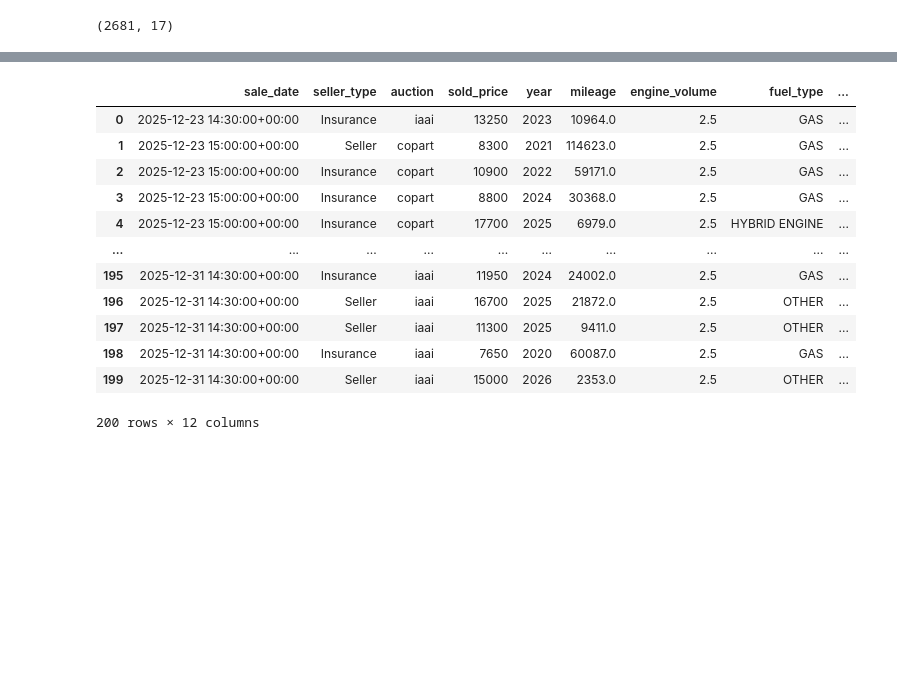
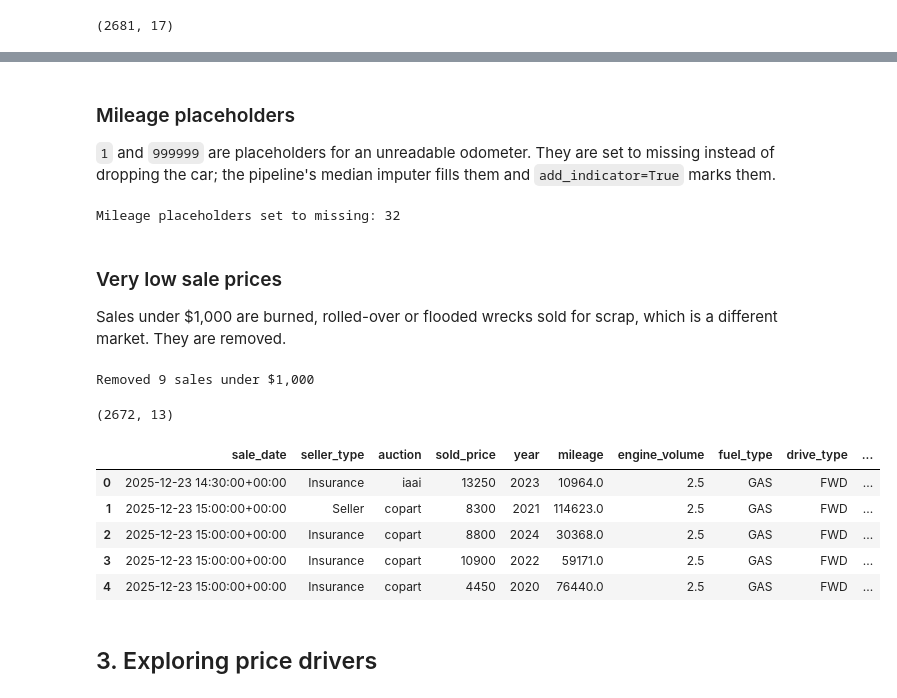
Before and after one commit to harutbdo/toyota-camry-price-prediciton, a Jupyter notebook: main.ipynb, the cells around one changed output, grey strips where cells are left out. Saved outputs shown, nothing was run; the diff lists cells and outputs as text; code cells hidden in the pictures; blank space fills up the shorter version.

```diff
--- a/main.ipynb
+++ b/main.ipynb
@@ -142,5 +195,4 @@ dtype: int64
 # %%
-df_camry = df_camry[df_camry["transmission"] == "AUTOMATIC"].copy()
 df_camry = df_camry.drop(columns=["transmission"])
 # %%
 df_camry["primary_damage_severity"].value_counts(dropna=False)
@@ -271,26 +322,39 @@ dtype: int64
-# %%
-df_camry = df_camry[(df_camry["mileage"] != 1) & (df_camry["mileage"] != 999999)].copy()
+# %% [markdown]
+### Mileage placeholders
+`1` and `999999` are placeholders for an unreadable odometer. They are set to missing instead of dropping the car; the pipeline's median imputer fills them and `add_indicator=True` marks them.
+# %%
+placeholder = df_camry["mileage"].isin([1, 999999])
+df_camry.loc[placeholder, "mileage"] = np.nan
+print(f"Mileage placeholders set to missing: {placeholder.sum()}")
+# %% [output]
+Mileage placeholders set to missing: 32
+# %% [markdown]
+### Very low sale prices
+Sales under $1,000 are burned, rolled-over or flooded wrecks sold for scrap, which is a different market. They are removed.
+# %%
+low_price = df_camry["sold_price"] < 1000
+print(f"Removed {low_price.sum()} sales under $1,000")
+df_camry = df_camry[~low_price].copy()
+df_camry.shape
+# %% [output]
+Removed 9 sales under $1,000
+(2672, 13)
 # %%
 df_camry["sale_date"] = pd.to_datetime(
     df_camry["sale_date"],
     format="%m/%d/%Y %H:%M %Z",
     utc=True,
     errors="raise"
 )
 
 df_camry = df_camry.sort_values("sale_date").reset_index(drop=True)
-df_camry.head(200)
+df_camry.head()
 # %% [output]
-|  | sale_date | seller_type | auction | sold_price | year | mileage | engine_volume | fuel_type | ... |
-| 0 | 2025-12-23 14:30:00+00:00 | Insurance | iaai | 13250 | 2023 | 10964.0 | 2.5 | GAS | ... |
-| 1 | 2025-12-23 15:00:00+00:00 | Seller | copart | 8300 | 2021 | 114623.0 | 2.5 | GAS | ... |
-| 2 | 2025-12-23 15:00:00+00:00 | Insurance | copart | 10900 | 2022 | 59171.0 | 2.5 | GAS | ... |
-| 3 | 2025-12-23 15:00:00+00:00 | Insurance | copart | 8800 | 2024 | 30368.0 | 2.5 | GAS | ... |
-| 4 | 2025-12-23 15:00:00+00:00 | Insurance | copart | 17700 | 2025 | 6979.0 | 2.5 | HYBRID ENGINE | ... |
-| ... | ... | ... | ... | ... | ... | ... | ... | ... | ... |
-| 195 | 2025-12-31 14:30:00+00:00 | Insurance | iaai | 11950 | 2024 | 24002.0 | 2.5 | GAS | ... |
-| 196 | 2025-12-31 14:30:00+00:00 | Seller | iaai | 16700 | 2025 | 21872.0 | 2.5 | OTHER | ... |
-| 197 | 2025-12-31 14:30:00+00:00 | Seller | iaai | 11300 | 2025 | 9411.0 | 2.5 | OTHER | ... |
-| 198 | 2025-12-31 14:30:00+00:00 | Insurance | iaai | 7650 | 2020 | 60087.0 | 2.5 | GAS | ... |
-| 199 | 2025-12-31 14:30:00+00:00 | Seller | iaai | 15000 | 2026 | 2353.0 | 2.5 | OTHER | ... |
+|  | sale_date | seller_type | auction | sold_price | year | mileage | engine_volume | fuel_type | drive_type | ... |
+| 0 | 2025-12-23 14:30:00+00:00 | Insurance | iaai | 13250 | 2023 | 10964.0 | 2.5 | GAS | FWD | ... |
+| 1 | 2025-12-23 15:00:00+00:00 | Seller | copart | 8300 | 2021 | 114623.0 | 2.5 | GAS | FWD | ... |
+| 2 | 2025-12-23 15:00:00+00:00 | Insurance | copart | 8800 | 2024 | 30368.0 | 2.5 | GAS | FWD | ... |
+| 3 | 2025-12-23 15:00:00+00:00 | Insurance | copart | 10900 | 2022 | 59171.0 | 2.5 | GAS | FWD | ... |
+| 4 | 2025-12-23 15:00:00+00:00 | Insurance | copart | 4450 | 2020 | 76440.0 | 2.5 | GAS | FWD | ... |
-200 rows × 12 columns
+# %% [markdown]
+## 3. Exploring price drivers
```
Also changed, not shown: parts of 47 cells of this notebook, 12 other files.
